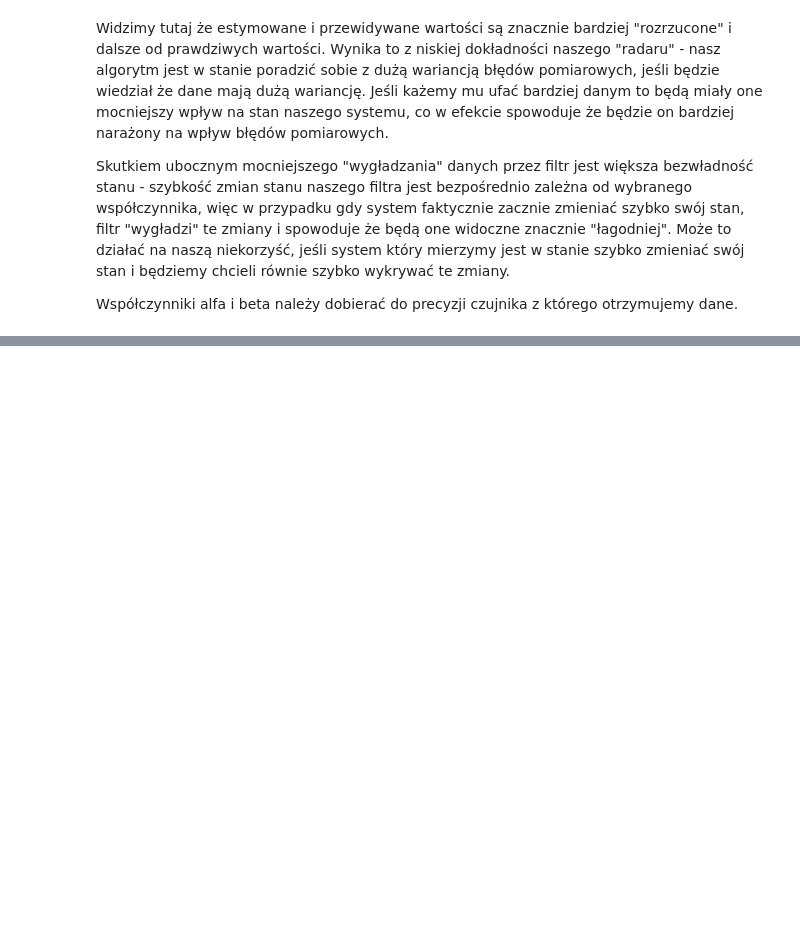
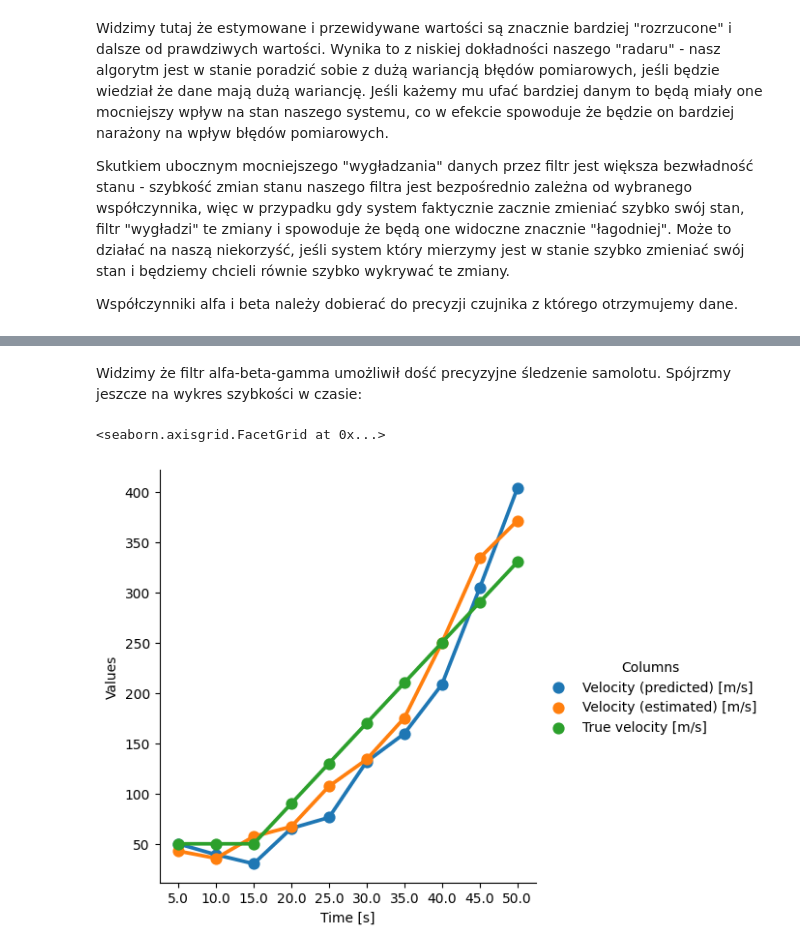
Before and after one commit to SteelPh0enix/magisterka-pollub, a Jupyter notebook: kalman_filter.ipynb, the cells around one changed output, grey strips where cells are left out. Saved outputs shown, nothing was run; the diff lists cells and outputs as text; code cells hidden in the pictures; blank space fills up the shorter version.

```diff
--- a/kalman_filter.ipynb
+++ b/kalman_filter.ipynb
@@ -626,0 +963,27 @@ Można łatwo zauważyć, że funkcja odległości jest liniowa.
+# %% [markdown]
+Widzimy że filtr alfa-beta-gamma umożliwił dość precyzyjne śledzenie samolotu. Spójrzmy jeszcze na wykres szybkości w czasie:
+# %%
+true_velocity_df = pd.DataFrame(
+    {
+        "True velocity [m/s]": [
+            true_aircraft_velocity(n) for n in range(5, 55, time_interval)
+        ]
+    }
+)
+
+velocity_df = abg_df[
+    ["Time [s]", "Velocity (predicted) [m/s]", "Velocity (estimated) [m/s]"]
+]
+
+velocity_df = pd.concat([velocity_df, true_velocity_df], axis=1)
+
+velocity_df_melted = velocity_df.melt(
+    "Time [s]", var_name="Columns", value_name="Values"
+)
+
+sns.catplot(
+    data=velocity_df_melted, x="Time [s]", y="Values", hue="Columns", kind="point"
+)
+# %% [output]
+<seaborn.axisgrid.FacetGrid at 0x...>
+[figure, added]
```
Also changed, not shown: parts of 18 cells of this notebook.
